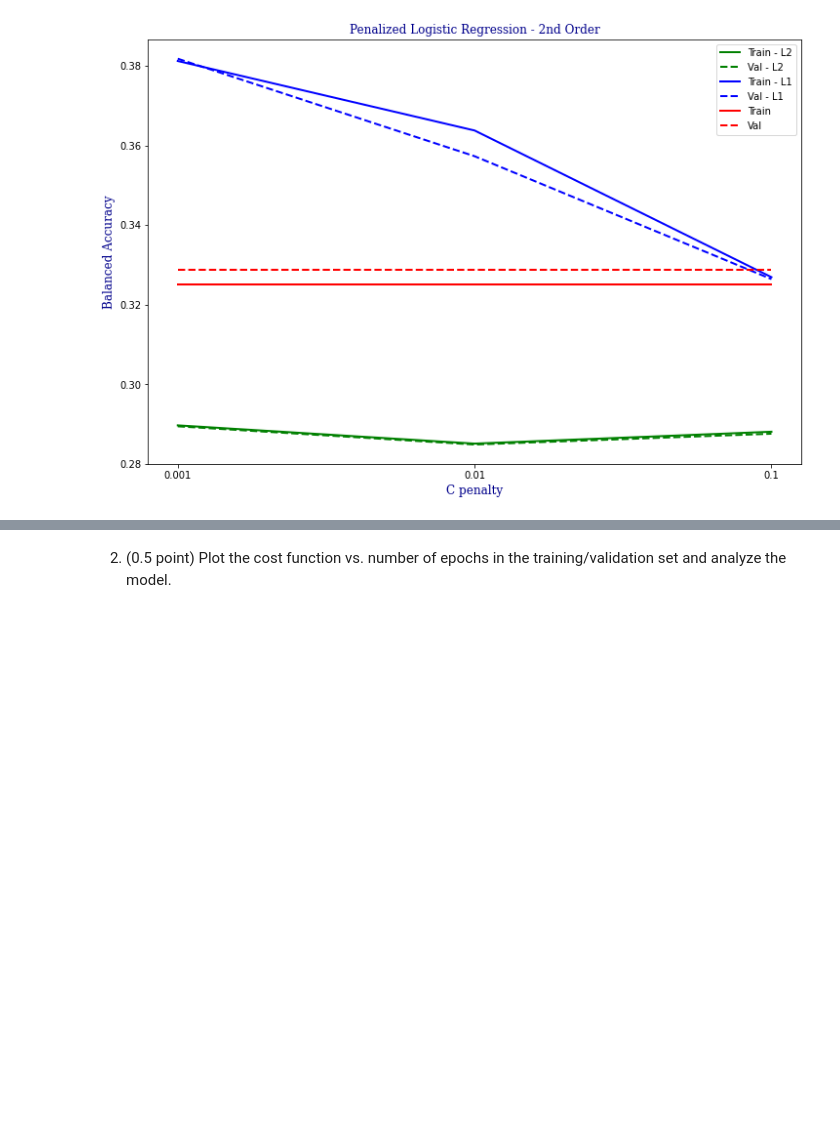
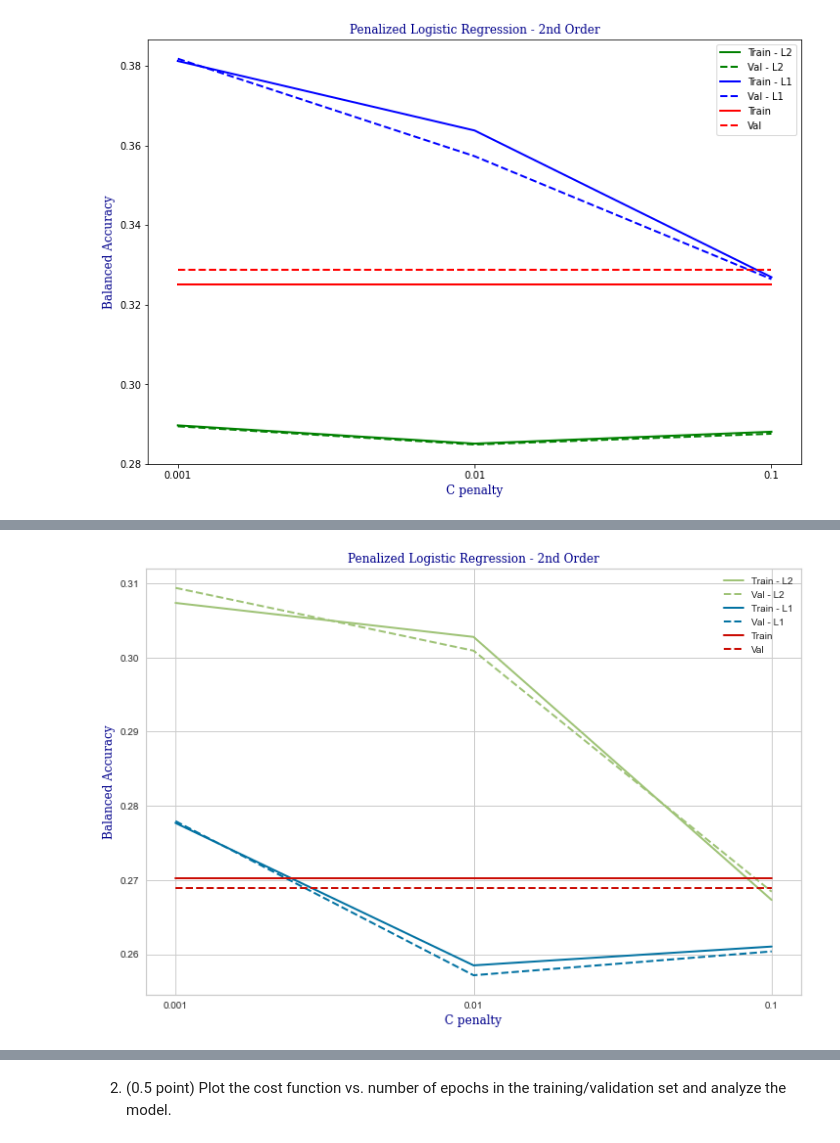
Before and after one commit to mazzacolussi/MC886, a Jupyter notebook: Project2/Linear_logistic_regression.ipynb, the cells around one changed output, grey strips where cells are left out. Cells and saved outputs as stored; diff of their text form; code cells hidden in the pictures; blank space fills up the shorter version.

```diff
--- a/Project2/Linear_logistic_regression.ipynb
+++ b/Project2/Linear_logistic_regression.ipynb
@@ -1241,0 +1273,4 @@ ValueError: Shape mismatch: if categories is an array, it has to be of shape (n_
+# %%
+logistic_penalty_eval(x_prepared_logistic, complete_target_cie, w_cie)
+# %% [output]
+[figure, added]
```
Also changed, not shown: parts of 21 cells of this notebook.
